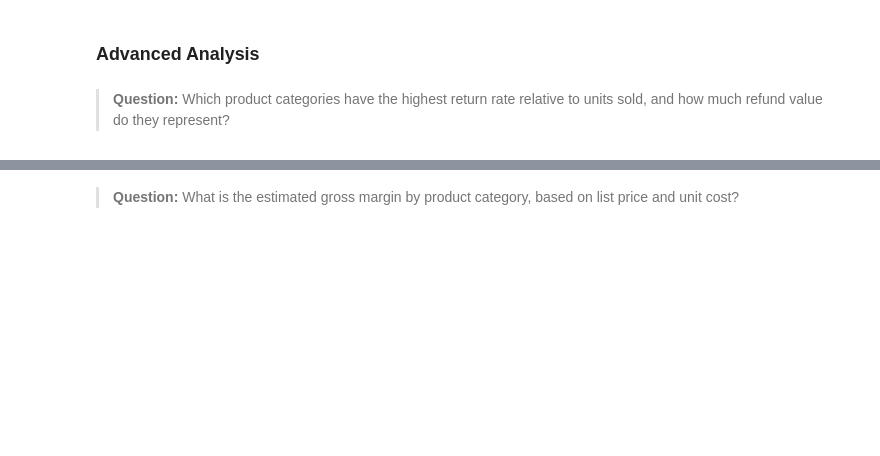
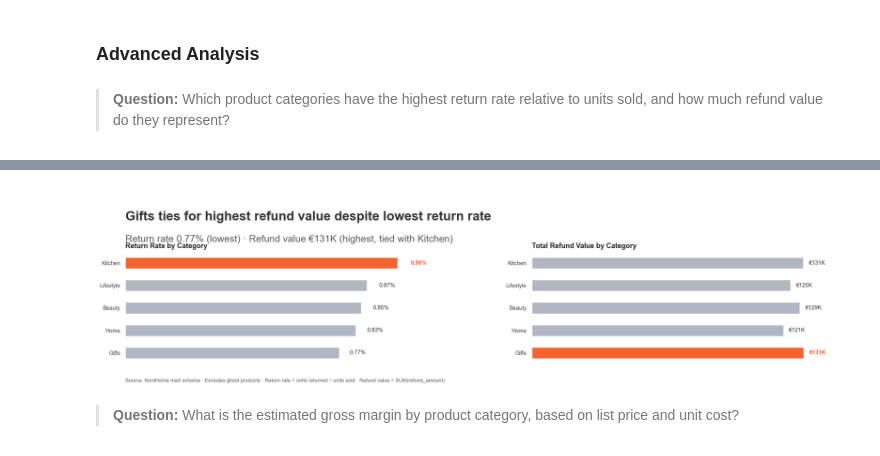
Before and after one commit to eileenheyer-cyber/nordhome_retail_analytics, a Jupyter notebook: 04_EDA/nordhome_eda.ipynb, the cells around one changed output, grey strips where cells are left out. Drawn from its saved outputs; the diff is of its cells as text; code cells hidden in the pictures; blank space fills up the shorter version.

```diff
--- a/04_EDA/nordhome_eda.ipynb
+++ b/04_EDA/nordhome_eda.ipynb
@@ -2353,3 +2551,82 @@ print(df_return_rate.to_string(index=False))
+# %%
+import importlib
+import base_style
+importlib.reload(base_style)
+from base_style import ACCENT, ORANGE, apply_layout, add_title_subtitle
+
+GREY = "#B0B7C3"
+
+fig, (ax1, ax2) = plt.subplots(1, 2, figsize=(20, 6))
+apply_layout(fig)
+
+# Invisible full-width axes, used only to anchor the shared title above both panels
+ax_title = fig.add_axes([0.05, 0.52, 0.90, 0.33])
+ax_title.axis("off")
+
+add_title_subtitle(ax_title,
+                    "Gifts ties for highest refund value despite lowest return rate",
+                    "Return rate 0.77% (lowest) · Refund value €131K (highest, tied with Kitchen)",
+                    title_y=0.60, subtitle_y=0.32)
+
+# One shared category order for both panels — sorted by return_rate_pct so a given
+# category sits on the same row in both charts
+df_shared = df_return_rate.sort_values("return_rate_pct").reset_index(drop=True)
+n = len(df_shared)
+categories = df_shared["category"]
+
+# --- Panel 1: Return rate by category ---
+top_rate_category = df_shared.loc[df_shared["return_rate_pct"].idxmax(), "category"]
+colors1 = [ORANGE if cat == top_rate_category else GREY for cat in categories]
+
+ax1.barh(categories, df_shared["return_rate_pct"], color=colors1, height=0.5)
+for i, value in enumerate(df_shared["return_rate_pct"]):
+    is_top = categories[i] == top_rate_category
+    ax1.text(value * 1.05, i, f"{value:.2f}%",
+             va="center", fontsize=10.5,
+             color=ORANGE if is_top else "#333333",
+             fontweight="bold" if is_top else "normal")
+ax1.set_title("Return Rate by Category", fontsize=13, fontweight="bold", pad=8, loc="left")
+ax1.set_xticks([])
+ax1.xaxis.grid(False)
+ax1.yaxis.grid(False)
+ax1.margins(x=0.15)
+for spine in ax1.spines.values():
+    spine.set_visible(False)
+ax1.tick_params(axis="both", labelsize=10.5, colors="#444444")
+ax1.set_xlabel("")
+ax1.set_ylabel("")
+
+# --- Panel 2: Total refund value, same category order as panel 1 ---
+top_refund_category = df_shared.loc[df_shared["total_refunds"].idxmax(), "category"]
+colors2 = [ORANGE if cat == top_refund_category else GREY for cat in categories]
+
+ax2.barh(categories, df_shared["total_refunds"], color=colors2, height=0.5)
+for i, value in enumerate(df_shared["total_refunds"]):
+    is_top = categories[i] == top_refund_category
+    ax2.text(value * 1.02, i, f"€{value/1_000:,.0f}K",
+             va="center", fontsize=10.5,
+             color=ORANGE if is_top else "#333333",
+             fontweight="bold" if is_top else "normal")
+ax2.set_title("Total Refund Value by Category", fontsize=13, fontweight="bold", pad=8, loc="left")
+ax2.set_xticks([])
+ax2.xaxis.grid(False)
+ax2.yaxis.grid(False)
+ax2.margins(x=0.15)
+for spine in ax2.spines.values():
+    spine.set_visible(False)
+ax2.tick_params(axis="both", labelsize=10.5, colors="#444444")
+ax2.set_xlabel("")
+ax2.set_ylabel("")
+
+fig.text(0.05, 0.02,
+         "Source: NordHome mart schema · Excludes ghost products · "
+         "Return rate = units returned ÷ units sold · Refund value = SUM(refund_amount)",
+         fontsize=9.5, color="#5A5A5A")
+
+plt.savefig("figures/return_rate_and_refund_value_by_category.png", dpi=150, bbox_inches="tight")
+plt.show()
+# %% [output]
+[figure, added]
 # %% [markdown]
 > **Question:** What is the estimated gross margin by product category, based on list price and unit cost?
 # %%
```
Also changed, not shown: parts of 6 cells of this notebook, 10 other files.
